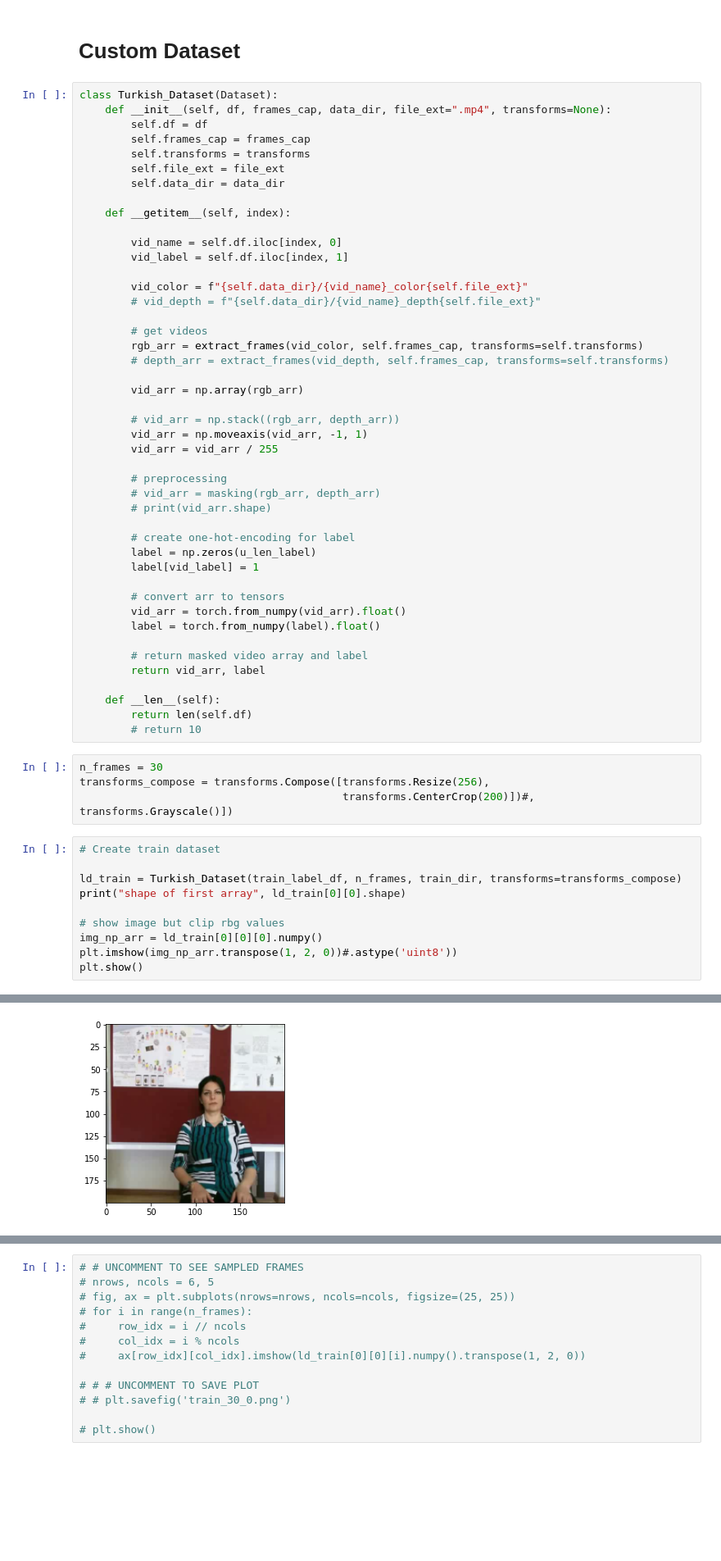
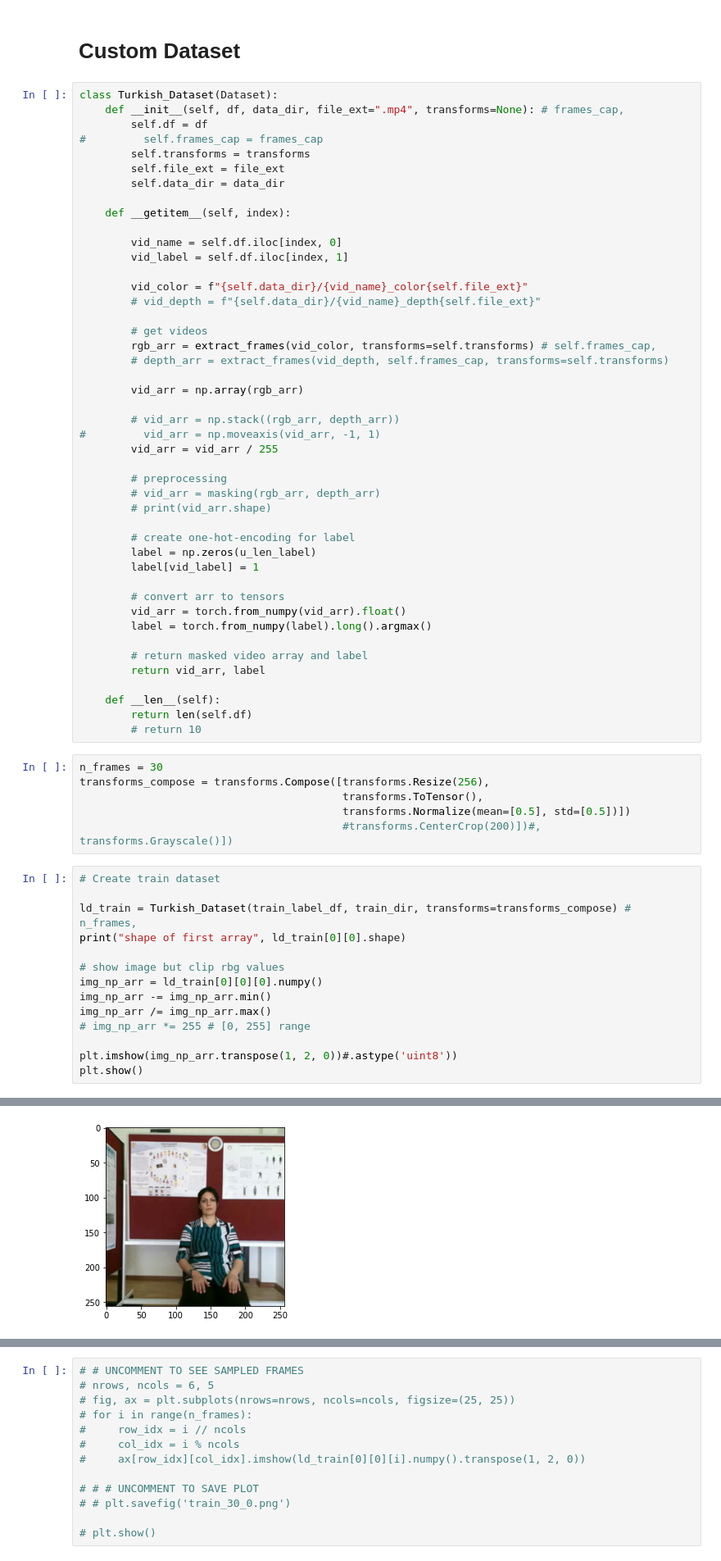
Before and after one commit to LinHuiqing/signo-lingo, a Jupyter notebook: Deep Learning Video Classification.ipynb, the cells around one changed output, grey strips where cells are left out. Shown: that part at 82% size. Saved outputs shown, nothing was run; the diff lists cells and outputs as text; blank space fills up the shorter version.

```diff
--- a/Deep Learning Video Classification.ipynb
+++ b/Deep Learning Video Classification.ipynb
@@ -123,9 +139,9 @@ def masking(rbg_arr, depth_arr):
 # Custom Dataset
 # %%
 class Turkish_Dataset(Dataset):
-    def __init__(self, df, frames_cap, data_dir, file_ext=".mp4", transforms=None):
+    def __init__(self, df, data_dir, file_ext=".mp4", transforms=None): # frames_cap,
         self.df = df
-        self.frames_cap = frames_cap
+#         self.frames_cap = frames_cap
         self.transforms = transforms
         self.file_ext = file_ext
         self.data_dir = data_dir
@@ -139,13 +155,13 @@ class Turkish_Dataset(Dataset):
         # vid_depth = f"{self.data_dir}/{vid_name}_depth{self.file_ext}"
 
         # get videos
-        rgb_arr = extract_frames(vid_color, self.frames_cap, transforms=self.transforms)
+        rgb_arr = extract_frames(vid_color, transforms=self.transforms) # self.frames_cap,
         # depth_arr = extract_frames(vid_depth, self.frames_cap, transforms=self.transforms)
 
         vid_arr = np.array(rgb_arr)
 
         # vid_arr = np.stack((rgb_arr, depth_arr))
-        vid_arr = np.moveaxis(vid_arr, -1, 1)
+#         vid_arr = np.moveaxis(vid_arr, -1, 1)
         vid_arr = vid_arr / 255
 
         # preprocessing
@@ -158,7 +174,7 @@ class Turkish_Dataset(Dataset):
 
         # convert arr to tensors
         vid_arr = torch.from_numpy(vid_arr).float()
-        label = torch.from_numpy(label).float()
+        label = torch.from_numpy(label).long().argmax()
 
         # return masked video array and label
         return vid_arr, label
@@ -169,15 +185,21 @@ class Turkish_Dataset(Dataset):
 # %%
 n_frames = 30
 transforms_compose = transforms.Compose([transforms.Resize(256),
-                                         transforms.CenterCrop(200)])#, transforms.Grayscale()])
+                                         transforms.ToTensor(),
+                                         transforms.Normalize(mean=[0.5], std=[0.5])])
+                                         #transforms.CenterCrop(200)])#, transforms.Grayscale()])
 # %%
 # Create train dataset
 
-ld_train = Turkish_Dataset(train_label_df, n_frames, train_dir, transforms=transforms_compose)
+ld_train = Turkish_Dataset(train_label_df, train_dir, transforms=transforms_compose) # n_frames,
 print("shape of first array", ld_train[0][0].shape)
 
 # show image but clip rbg values
 img_np_arr = ld_train[0][0][0].numpy()
+img_np_arr -= img_np_arr.min()
+img_np_arr /= img_np_arr.max()
+# img_np_arr *= 255 # [0, 255] range
+
 plt.imshow(img_np_arr.transpose(1, 2, 0))#.astype('uint8'))
 plt.show()
 # %% [output]
@@ -185 +207 @@ shape of first array torch.Size([30, 3, 200, 200])
-[figure, old version]
+[figure, new version]
```
Also changed, not shown: parts of 21 cells of this notebook, 5 other files.
